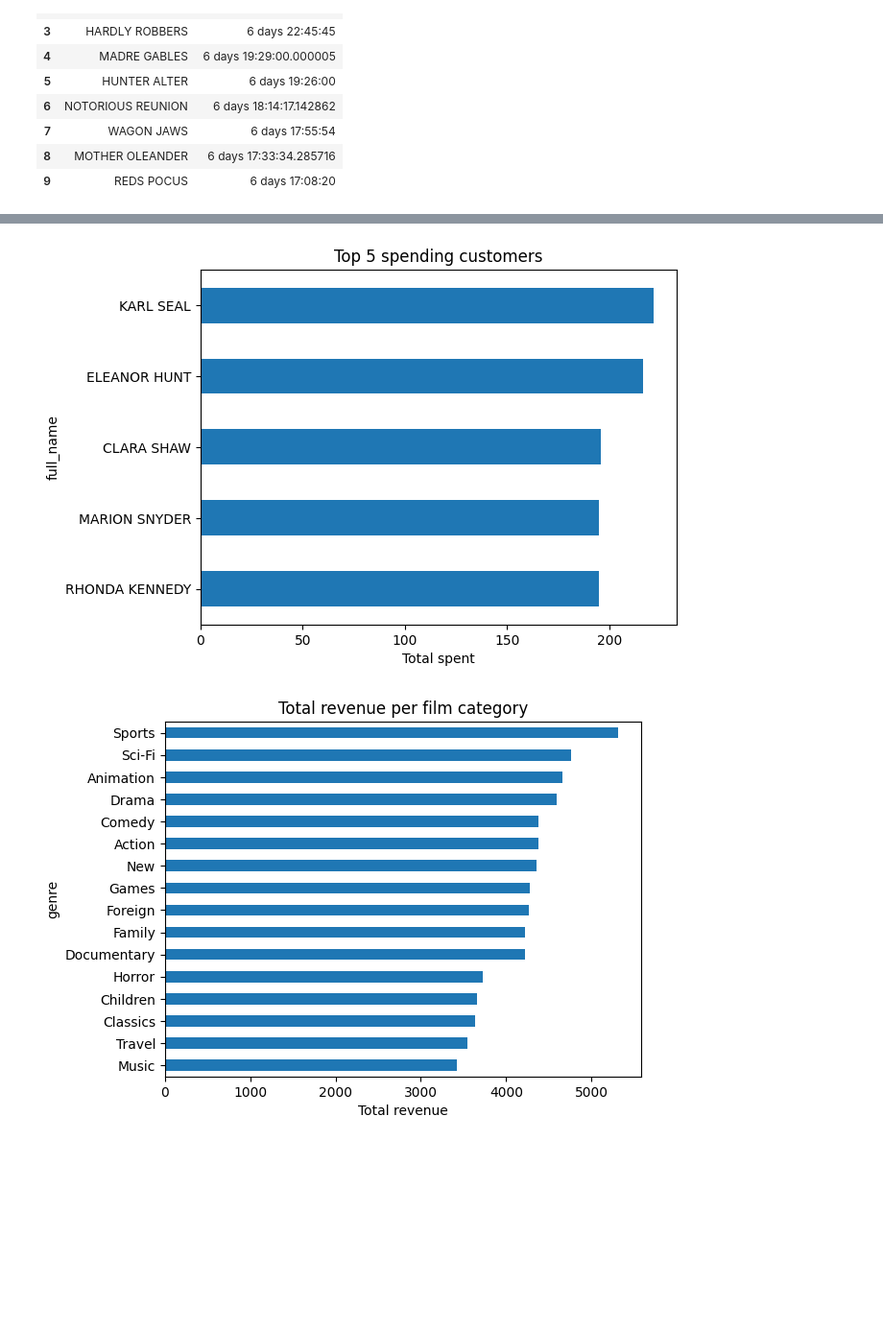
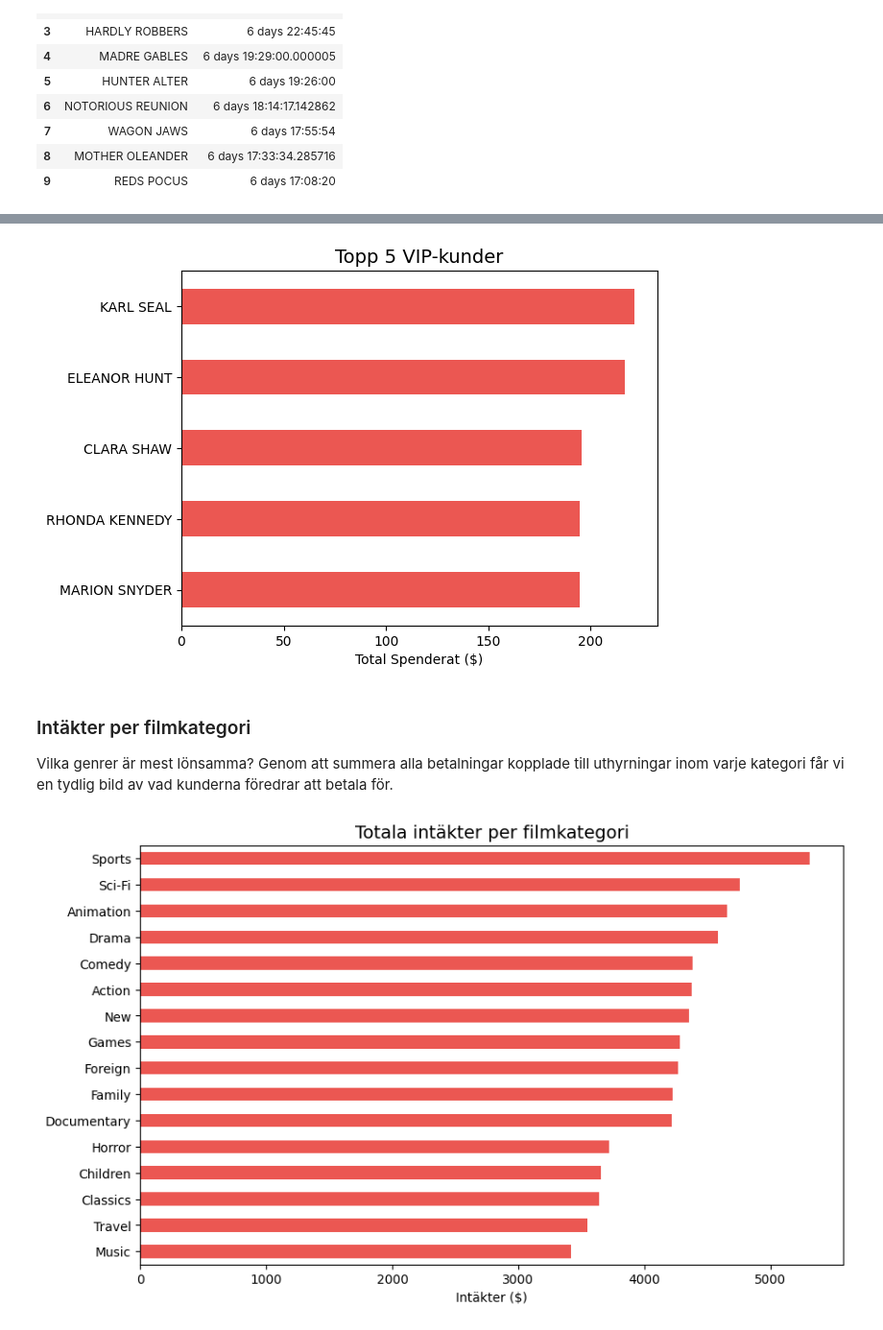
Before and after one commit to rickardgarnau-bit/SQL_course, a Jupyter notebook: Lab_1/Lab_1.ipynb, the cells around one changed output, grey strips where cells are left out. Shown at 96% size. Drawn from its saved outputs; the diff is of its cells as text; code cells hidden in the pictures; blank space fills up the shorter version.

```diff
--- a/Lab_1/Lab_1.ipynb
+++ b/Lab_1/Lab_1.ipynb
@@ -282,59 +324,69 @@ df_longest_rent
 # %%
-import matplotlib.pyplot as plt
-
 df_big_spenders = con.sql("""
 SELECT
     c.first_name || ' ' || c.last_name as full_name,
     SUM(p.amount) as total_spent
 FROM
-    sakila.main.customer c
-    LEFT JOIN sakila.main.payment p USING (customer_id)
+    customer c
+    LEFT JOIN payment p USING (customer_id)
 GROUP BY
     full_name
 ORDER BY
     total_spent DESC
-LIMIT
-    5;
-
+LIMIT 5;
 """).df()
 
 ax = df_big_spenders.plot(
     kind="barh",
     x="full_name",
     y="total_spent",
-    title = "Top 5 spending customers",
-    xlabel="Total spent",
+    color="#eb5752",
     legend=False
-    )
+)
+
+ax.set_title("Topp 5 VIP-kunder", fontsize=14)
+ax.set_xlabel("Total Spenderat ($)")
+ax.set_ylabel("")
 ax.invert_yaxis()
+
+plt.show();
 # %% [output]
-[figure, old version]
+[figure, new version]
+# %% [markdown]
+### Intäkter per filmkategori
+Vilka genrer är mest lönsamma? Genom att summera alla betalningar kopplade till uthyrningar inom varje kategori får vi en tydlig bild av vad kunderna föredrar att betala för.
 # %%
 df_revenue_per_film_category = con.sql("""
 SELECT
     c.name as genre,
-    SUM(amount) as total_revenue
+    SUM(p.amount) as total_revenue
 FROM
-    sakila.main.category c
-    LEFT JOIN sakila.main.film_category fc USING (category_id)
-    LEFT JOIN sakila.main.film f USING (film_id)
-    LEFT JOIN sakila.main.inventory i USING (film_id)
-    LEFT JOIN sakila.main.rental r USING (inventory_id)
-    LEFT JOIN sakila.main.payment p USING (rental_id)
+    category c
+    JOIN film_category fc USING (category_id)
+    JOIN film f USING (film_id)
+    JOIN inventory i USING (film_id)
+    JOIN rental r USING (inventory_id)
+    JOIN payment p USING (rental_id)
 GROUP BY
     genre
 ORDER BY
     total_revenue DESC;
 """).df()
 
 ax = df_revenue_per_film_category.plot(
     kind="barh",
     x="genre",
     y="total_revenue",
-    title = "Total revenue per film category",
-    xlabel="Total revenue",
-    legend=False
-    )
+    color="#eb5752",
+    legend=False,
+    figsize=(10, 6)
+)
+
+ax.set_title("Totala intäkter per filmkategori", fontsize=14)
+ax.set_xlabel("Intäkter ($)")
+ax.set_ylabel("")
 ax.invert_yaxis()
+
+plt.show();
 # %% [output]
-[figure, old version]
+[figure, new version]
```
Also changed, not shown: parts of 19 cells of this notebook, 3 other files.
